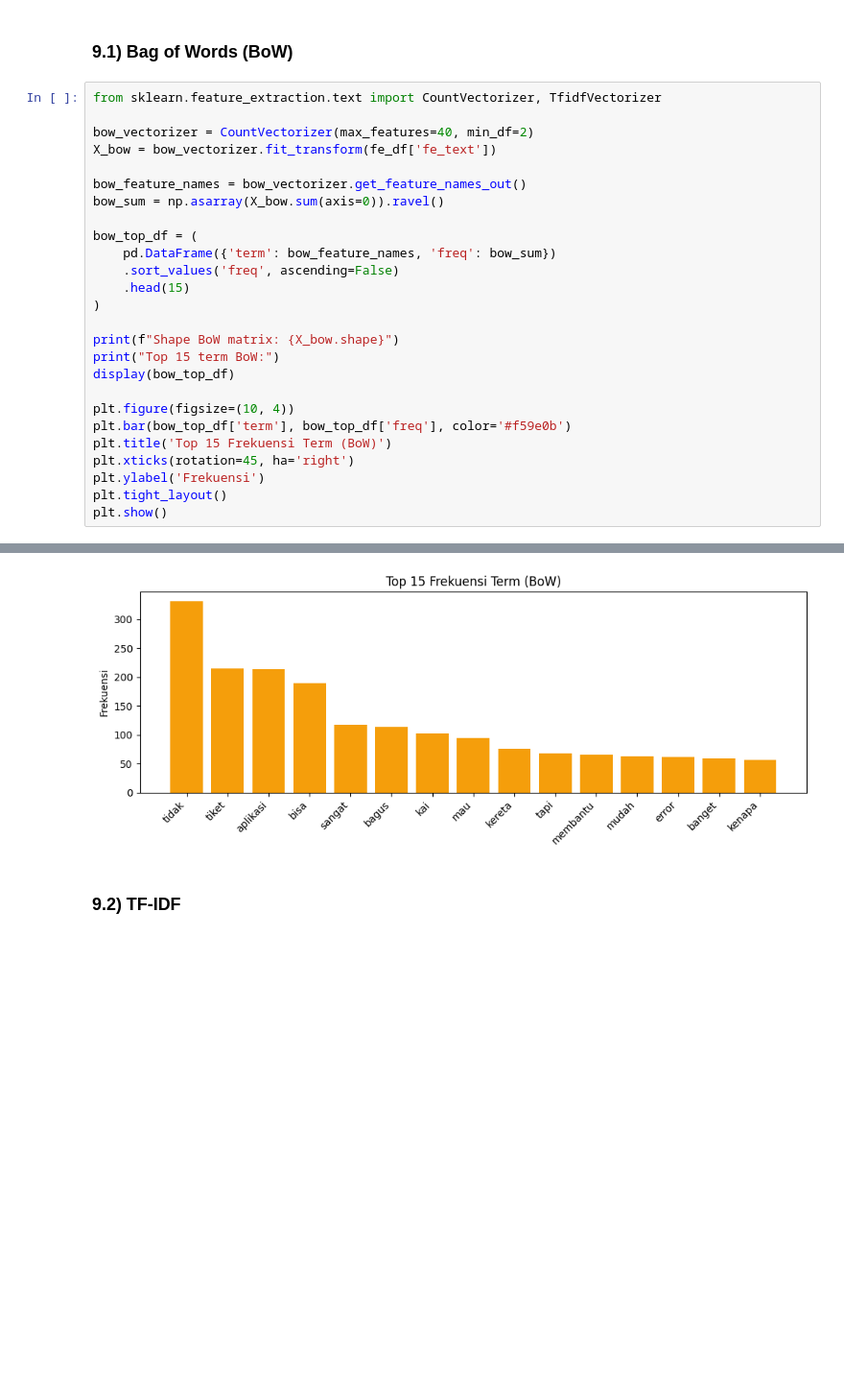
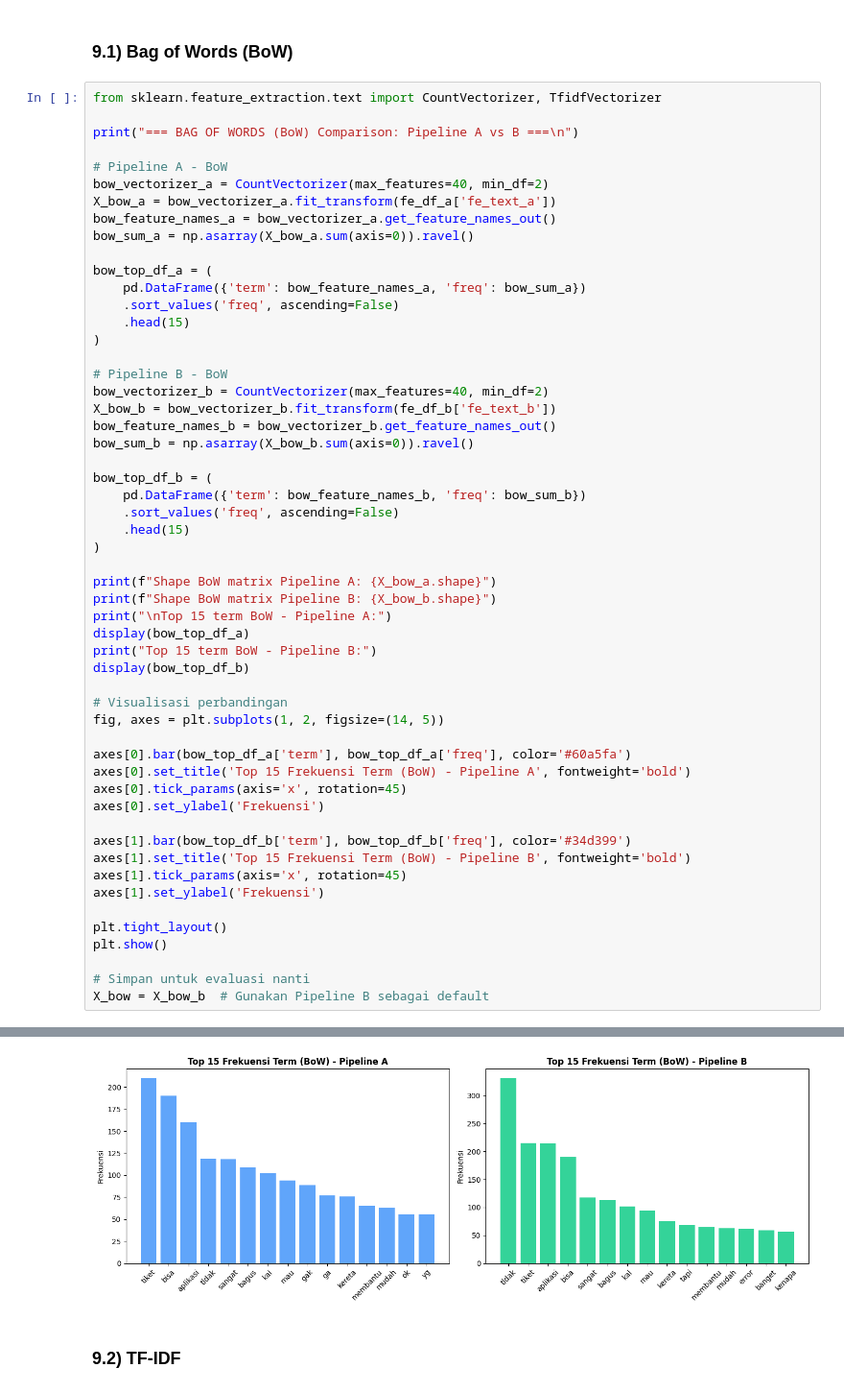
Before and after one commit to titan2903/text_mining_semeter_4, a Jupyter notebook: tugas_pertemuan_2/main.ipynb, the cells around one changed output, grey strips where cells are left out. Shown at 96% size. Cells and saved outputs as stored; diff of their text form; blank space fills up the shorter version.

Commit message:
fix for compare pipeline A vs pipeline B

```diff
--- a/tugas_pertemuan_2/main.ipynb
+++ b/tugas_pertemuan_2/main.ipynb
@@ -474,27 +508,55 @@ Contoh teks bersih:
 # %%
 from sklearn.feature_extraction.text import CountVectorizer, TfidfVectorizer
 
-bow_vectorizer = CountVectorizer(max_features=40, min_df=2)
-X_bow = bow_vectorizer.fit_transform(fe_df['fe_text'])
+print("=== BAG OF WORDS (BoW) Comparison: Pipeline A vs B ===\n")
 
-bow_feature_names = bow_vectorizer.get_feature_names_out()
-bow_sum = np.asarray(X_bow.sum(axis=0)).ravel()
+# Pipeline A - BoW
+bow_vectorizer_a = CountVectorizer(max_features=40, min_df=2)
+X_bow_a = bow_vectorizer_a.fit_transform(fe_df_a['fe_text_a'])
+bow_feature_names_a = bow_vectorizer_a.get_feature_names_out()
+bow_sum_a = np.asarray(X_bow_a.sum(axis=0)).ravel()
 
-bow_top_df = (
-    pd.DataFrame({'term': bow_feature_names, 'freq': bow_sum})
+bow_top_df_a = (
+    pd.DataFrame({'term': bow_feature_names_a, 'freq': bow_sum_a})
     .sort_values('freq', ascending=False)
     .head(15)
 )
 
-print(f"Shape BoW matrix: {X_bow.shape}")
-print("Top 15 term BoW:")
-display(bow_top_df)
+# Pipeline B - BoW
+bow_vectorizer_b = CountVectorizer(max_features=40, min_df=2)
+X_bow_b = bow_vectorizer_b.fit_transform(fe_df_b['fe_text_b'])
+bow_feature_names_b = bow_vectorizer_b.get_feature_names_out()
+bow_sum_b = np.asarray(X_bow_b.sum(axis=0)).ravel()
 
-plt.figure(figsize=(10, 4))
-plt.bar(bow_top_df['term'], bow_top_df['freq'], color='#f59e0b')
-plt.title('Top 15 Frekuensi Term (BoW)')
-plt.xticks(rotation=45, ha='right')
-plt.ylabel('Frekuensi')
+bow_top_df_b = (
+    pd.DataFrame({'term': bow_feature_names_b, 'freq': bow_sum_b})
+    .sort_values('freq', ascending=False)
+    .head(15)
+)
+
+print(f"Shape BoW matrix Pipeline A: {X_bow_a.shape}")
+print(f"Shape BoW matrix Pipeline B: {X_bow_b.shape}")
+print("\nTop 15 term BoW - Pipeline A:")
+display(bow_top_df_a)
+print("Top 15 term BoW - Pipeline B:")
+display(bow_top_df_b)
+
+# Visualisasi perbandingan
+fig, axes = plt.subplots(1, 2, figsize=(14, 5))
+
+axes[0].bar(bow_top_df_a['term'], bow_top_df_a['freq'], color='#60a5fa')
+axes[0].set_title('Top 15 Frekuensi Term (BoW) - Pipeline A', fontweight='bold')
+axes[0].tick_params(axis='x', rotation=45)
+axes[0].set_ylabel('Frekuensi')
+
+axes[1].bar(bow_top_df_b['term'], bow_top_df_b['freq'], color='#34d399')
+axes[1].set_title('Top 15 Frekuensi Term (BoW) - Pipeline B', fontweight='bold')
+axes[1].tick_params(axis='x', rotation=45)
+axes[1].set_ylabel('Frekuensi')
+
 plt.tight_layout()
 plt.show()
+
+# Simpan untuk evaluasi nanti
+X_bow = X_bow_b  # Gunakan Pipeline B sebagai default
 # %% [output]
@@ -519,4 +602,4 @@ Top 15 term BoW:
-[figure, old version]
+[figure, new version]
 # %% [markdown]
 ### 9.2) TF-IDF
 # %%
```
Also changed, not shown: parts of 9 cells of this notebook.
